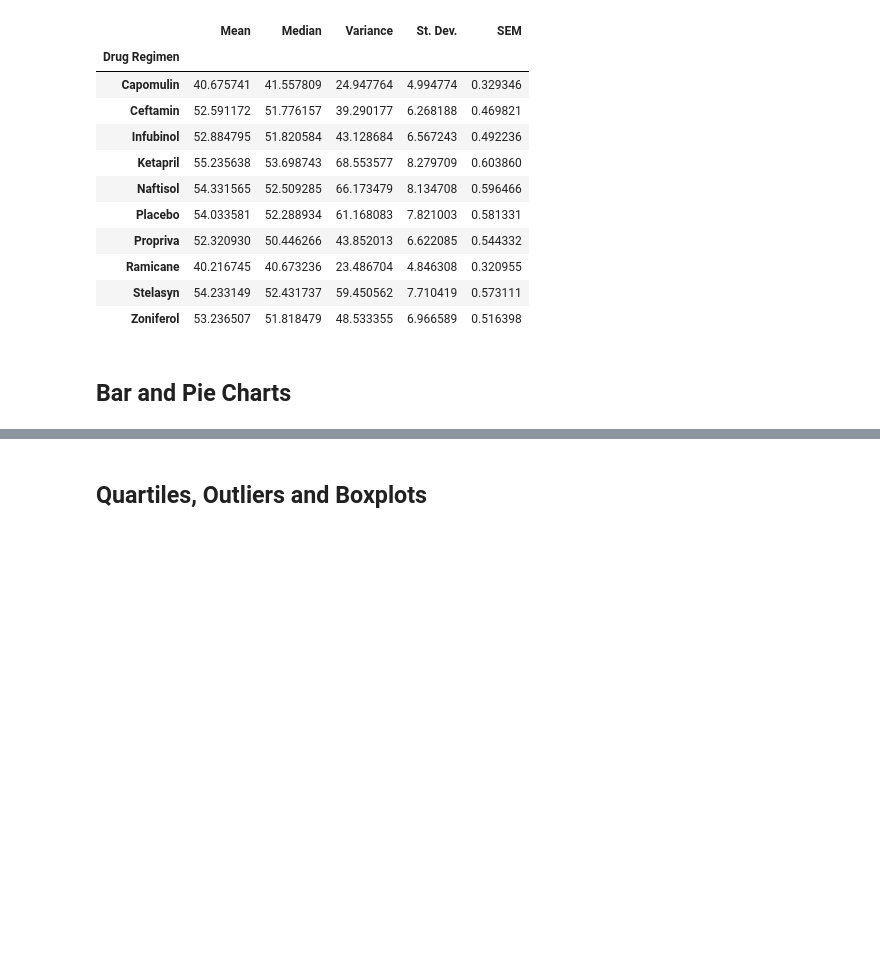
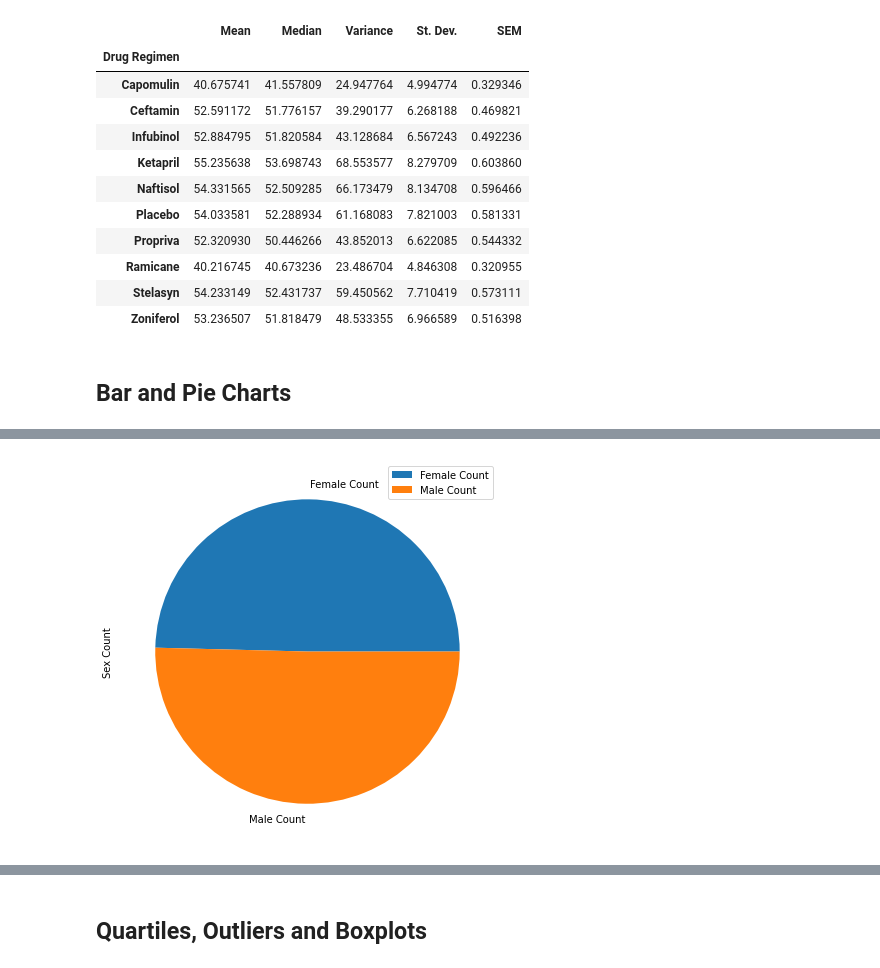
Before and after one commit to Grwat33/Matplotlib-challenge, a Jupyter notebook: Pymaceuticals/pymaceuticals_starter.ipynb, the cells around one changed output, grey strips where cells are left out. Cells and saved outputs as stored; diff of their text form; code cells hidden in the pictures; blank space fills up the shorter version.

```diff
--- a/Pymaceuticals/pymaceuticals_starter.ipynb
+++ b/Pymaceuticals/pymaceuticals_starter.ipynb
@@ -199,4 +207,10 @@ AttributeError: 'DataFrameGroupBy' object has no attribute 'groupby'
 # %%
 # Generate a pie plot showing the distribution of female versus male mice using pandas
+sexcount = noduplicates.groupby("Sex").count()["Mouse ID"]
+df = pd.DataFrame({'Sex Count': distribution},
+                  index=['Female Count', 'Male Count'])
+plot = df.plot.pie(y='Sex Count', figsize=(7, 7))
+# %% [output]
+[figure, added]
 # %%
 # Generate a pie plot showing the distribution of female versus male mice using pyplot
```
Also changed, not shown: parts of 10 cells of this notebook.
